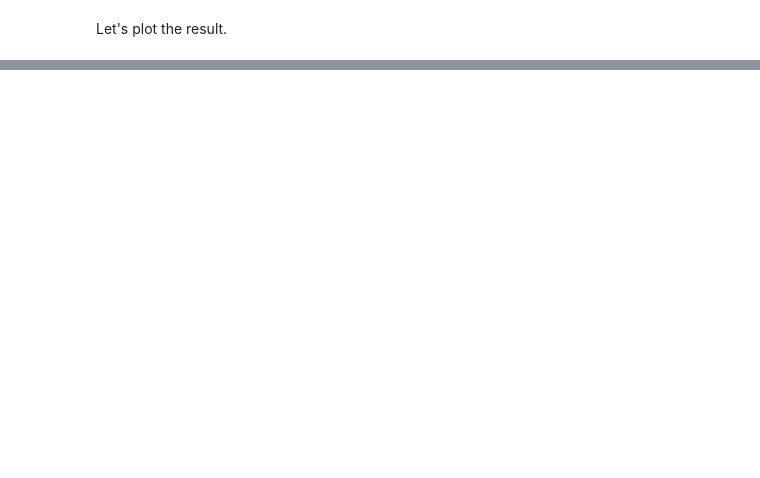
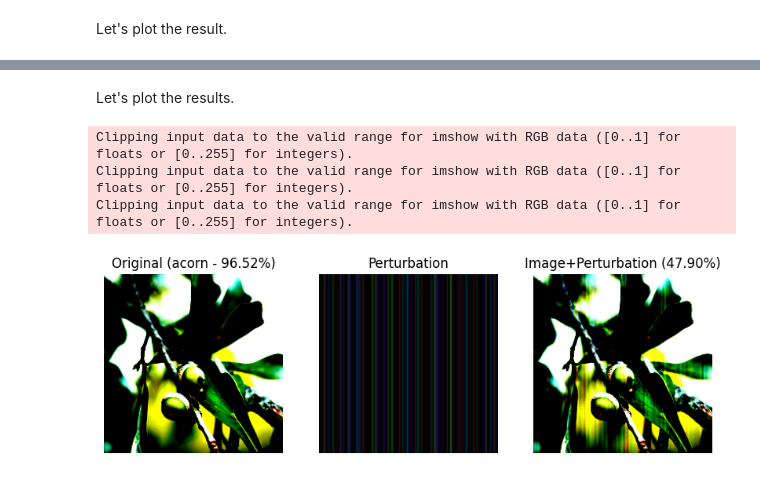
Before and after one commit to EricKolibacz/replicating-simple-blackbox-attack, a Jupyter notebook: simple_blackbox_attack.ipynb, the cells around one changed output, grey strips where cells are left out. Cells and saved outputs as stored; diff of their text form; code cells hidden in the pictures; blank space fills up the shorter version.

Commit message:
Include dct pertubation

```diff
--- a/simple_blackbox_attack.ipynb
+++ b/simple_blackbox_attack.ipynb
@@ -119,0 +142,6 @@ Clipping input data to the valid range for imshow with RGB data ([0..1] for floa
+# %%
+basis = DCTSearchVectors(image.size(), 0.5)
+pertubation = simba(model, image, int(label), basis, step_size=10)
+logits = model((image + pertubation).unsqueeze(0))
+probabilities = torch.nn.functional.softmax(logits[0], dim=0)
+probability, prediction = torch.topk(probabilities, 1)
@@ -119,0 +166,22 @@ Clipping input data to the valid range for imshow with RGB data ([0..1] for floa
+# %% [markdown]
+Let's plot the results.
+# %%
+figure = plt.figure(figsize=(10, 6))
+figure.add_subplot(1, 3, 1)
+plt.title(f"Original ({dataset.meta.loc[label, 'label_str']} - {probs[0]*100:.2f}%)")
+plt.axis("off")
+plt.imshow(img.squeeze().permute(1, 2, 0))
+figure.add_subplot(1, 3, 2)
+plt.title("Perturbation")
+plt.axis("off")
+plt.imshow((pertubation).squeeze().permute(1, 2, 0))
+figure.add_subplot(1, 3, 3)
+plt.title(f"Image+Perturbation ({probabilities[int(label)]*100:.2f}%)")
+plt.axis("off")
+plt.imshow((image + pertubation).squeeze().permute(1, 2, 0))
+plt.show()
+# %% [output]
+Clipping input data to the valid range for imshow with RGB data ([0..1] for floats or [0..255] for integers).
+Clipping input data to the valid range for imshow with RGB data ([0..1] for floats or [0..255] for integers).
+Clipping input data to the valid range for imshow with RGB data ([0..1] for floats or [0..255] for integers).
+[figure, added]
```
Also changed, not shown: parts of 7 cells of this notebook.
